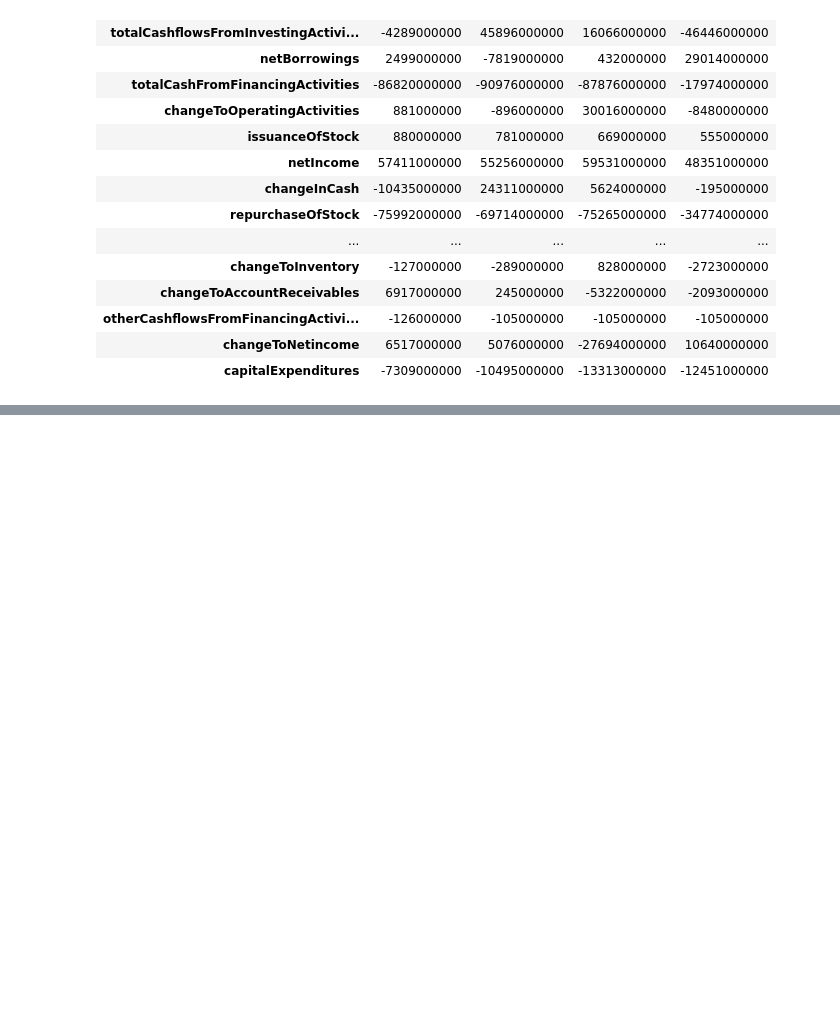
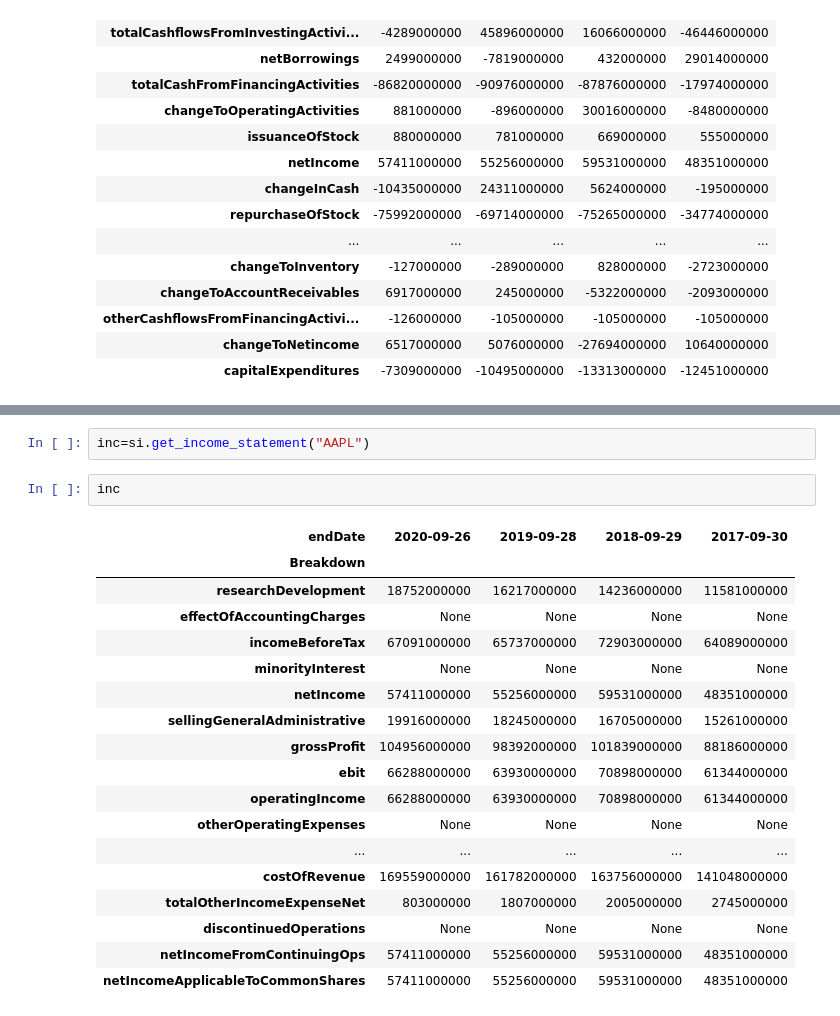
Before and after one commit to jnishii/stock-analysis, a Jupyter notebook: yahoo_fin/Tutorial.ipynb, the cells around one changed output, grey strips where cells are left out. Cells and saved outputs as stored; diff of their text form; blank space fills up the shorter version.

```diff
--- a/yahoo_fin/Tutorial.ipynb
+++ b/yahoo_fin/Tutorial.ipynb
@@ -335,0 +320,23 @@ display(bs_y)
+# %%
+inc=si.get_income_statement("AAPL")
+# %%
+inc
+# %% [output]
+| endDate | 2020-09-26 | 2019-09-28 | 2018-09-29 | 2017-09-30 |
+| Breakdown |  |  |  |  |
+| researchDevelopment | 18752000000 | 16217000000 | 14236000000 | 11581000000 |
+| effectOfAccountingCharges | None | None | None | None |
+| incomeBeforeTax | 67091000000 | 65737000000 | 72903000000 | 64089000000 |
+| minorityInterest | None | None | None | None |
+| netIncome | 57411000000 | 55256000000 | 59531000000 | 48351000000 |
+| sellingGeneralAdministrative | 19916000000 | 18245000000 | 16705000000 | 15261000000 |
+| grossProfit | 104956000000 | 98392000000 | 101839000000 | 88186000000 |
+| ebit | 66288000000 | 63930000000 | 70898000000 | 61344000000 |
+| operatingIncome | 66288000000 | 63930000000 | 70898000000 | 61344000000 |
+| otherOperatingExpenses | None | None | None | None |
+| ... | ... | ... | ... | ... |
+| costOfRevenue | 169559000000 | 161782000000 | 163756000000 | 141048000000 |
+| totalOtherIncomeExpenseNet | 803000000 | 1807000000 | 2005000000 | 2745000000 |
+| discontinuedOperations | None | None | None | None |
+| netIncomeFromContinuingOps | 57411000000 | 55256000000 | 59531000000 | 48351000000 |
+| netIncomeApplicableToCommonShares | 57411000000 | 55256000000 | 59531000000 | 48351000000 |
```
Also changed, not shown: parts of 16 cells of this notebook, 3 other files.
